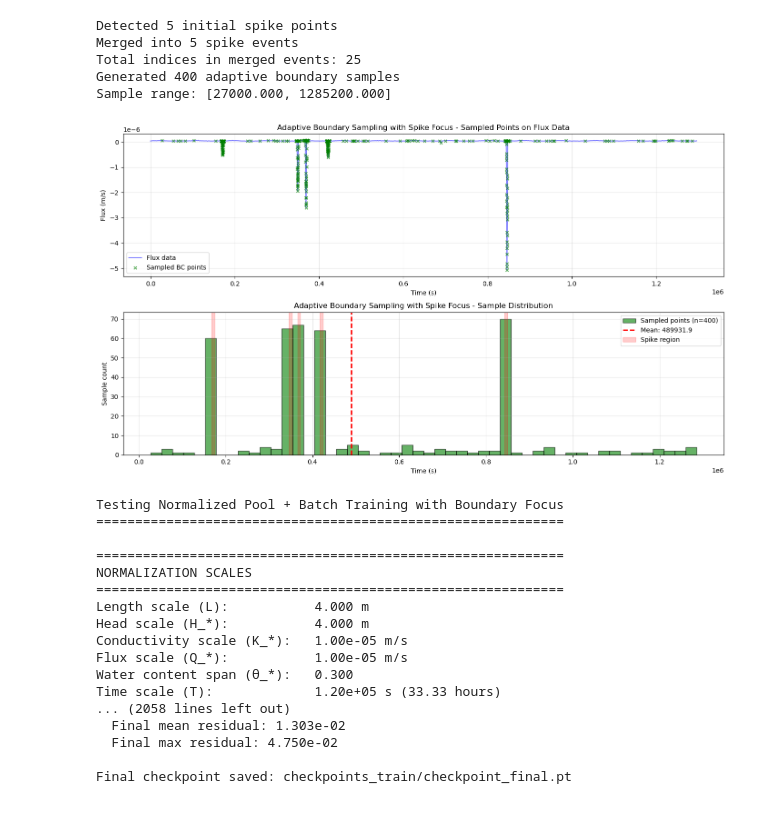
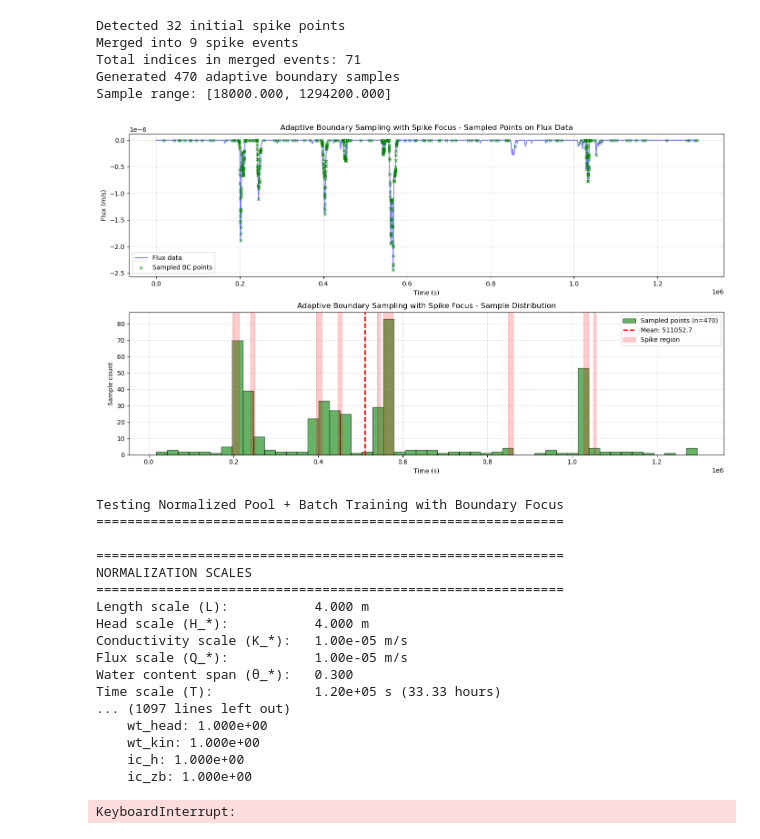
Before and after one commit to WqgJing/SMAP-Recharge-Flux, a Jupyter notebook: notebooks/forward_pinn.ipynb, the cells around one changed output. Saved outputs shown, nothing was run; the diff lists cells and outputs as text; code cells hidden in the pictures.

Commit message:
a good test using zzo rainfall 30 min data

```diff
--- a/notebooks/forward_pinn.ipynb
+++ b/notebooks/forward_pinn.ipynb
@@ -66,10 +150,7 @@ Using device: cpu
 # %%
 # Test adaptive boundary sampling and visualize the distribution
 from src.adaptive_boundary_sampling import adaptive_boundary_sampling, visualize_sampling_distribution
-from src.surf_flux import synth_surface_flux
-t, q = synth_surface_flux(total_days=15, dt_minutes=30, storm_rate_per_day=0.4, min_storm_hours=0.5, max_storm_hours=0.5,  seed=16)
-q_actual_flux = (t.tolist(), q.tolist())
-q= torch.tensor(q_actual_flux[1]);
+q= torch.tensor(q_cczo_flux[1]);
 
 spike_events, total_spike_indices = detect_spike_events(
     q,
@@ -82,48 +163,48 @@ spike_events, total_spike_indices = detect_spike_events(
 )
 
 # Prepare time tensor for boundary sampling
-q0_times_t = torch.tensor(q_actual_flux[0], dtype=torch.float32).to(device)
-q0_values = torch.tensor(q_actual_flux[1], dtype=torch.float32).to(device)
+q0_times_t = torch.tensor(q_cczo_flux[0], dtype=torch.float32).to(device)
+q0_values = torch.tensor(q_cczo_flux[1], dtype=torch.float32).to(device)
 
 # Test parameters
-batch_size_bc = 400
-n_events = 5
+n_events = 7
 spike_ratio=0.8
-interpolation_density=40
+interpolation_density=60
+batch_size_bc = n_events*interpolation_density+50
 neighborhood_expansion=0
 # Generate samples using the new adaptive sampling method
 t_bc_adaptive = adaptive_boundary_sampling(
     q0_times_t,
     spike_events,
     n_events,
     batch_size_bc,
     device,
     spike_ratio=spike_ratio,              # 70% from spike regions
     interpolation_density=interpolation_density,      # 3 interpolated points between neighbors
     neighborhood_expansion=neighborhood_expansion,     # ±2 point expansion
     use_weighted_sampling=True    # Use importance weighting
 )
 
 # Visualize the sampling distribution
 print(f"Generated {len(t_bc_adaptive)} adaptive boundary samples")
 print(f"Sample range: [{t_bc_adaptive.min():.3f}, {t_bc_adaptive.max():.3f}]")
 
 # Create visualization comparing original vs adaptive sampling
 visualize_sampling_distribution(
     q0_times_t,
     q0_values,
     spike_events,
     t_bc_adaptive,
     title='Adaptive Boundary Sampling with Spike Focus'
 )
 plt.show()
 # %% [output]
-Detected 5 initial spike points
-Merged into 5 spike events
-Total indices in merged events: 25
-Generated 400 adaptive boundary samples
-Sample range: [27000.000, 1285200.000]
+Detected 32 initial spike points
+Merged into 9 spike events
+Total indices in merged events: 71
+Generated 470 adaptive boundary samples
+Sample range: [18000.000, 1294200.000]
-[figure, old version]
+[figure, new version]
 # %%
 soil_params = {
     'theta_s': 0.4,
@@ -145,15 +226,15 @@ print("="*60)
 # Train with pool + batch approach
 model_pool, losses_pool, comps_pool, sample_losses, sample_comps, sample_epochs = train_pinn_pool_batch_autoweight(
     soil_params=soil_params,
-    q0_data=q_actual_flux,
+    q0_data=q_cczo_flux,
     Sy=0.3,
     zr=0.5,
     h_net_config=h_net_config,
     zb_net_config=zb_net_config,
     L=4.0,  # ← ADD: Characteristic length scale (domain depth)
     S_max=1e-7,  # ← ADD: Maximum sink term
-    n_epochs=0000,
-    learning_rate=8e-4,
+    n_epochs=60000,
+    learning_rate=1e-3,
     zb_initial=1,
     weight_update_freq=1e10,
     weight_lr=0.1,
@@ -171,7 +252,7 @@ model_pool, losses_pool, comps_pool, sample_losses, sample_comps, sample_epochs
     checkpoint_freq=5000,
     n_events=n_events,
     batch_size_bc=batch_size_bc,
-    spike_ratio=spike_ratio,            # Try 80% spike focus
+    spike_ratio=spike_ratio,
     interpolation_density=interpolation_density,    # Try 5 interpolated points
     neighborhood_expansion=neighborhood_expansion,   # Try ±3 expansion
     use_weighted_sampling=True,
@@ -190,11 +271,12 @@ Conductivity scale (K_*):   1.00e-05 m/s
 Flux scale (Q_*):           1.00e-05 m/s
 Water content span (θ_*):   0.300
 Time scale (T):             1.20e+05 s (33.33 hours)
-... (2058 lines left out)
-  Final mean residual: 1.303e-02
-  Final max residual: 4.750e-02
-
-Final checkpoint saved: checkpoints_train/checkpoint_final.pt
+... (1097 lines left out)
+    wt_head: 1.000e+00
+    wt_kin: 1.000e+00
+    ic_h: 1.000e+00
+    ic_zb: 1.000e+00
+KeyboardInterrupt:
 # %%
 # Import visualization functions from external module
 from src.visualization import plot_comprehensive_results
```
Also changed, not shown: parts of 4 cells of this notebook, 9 other files.
